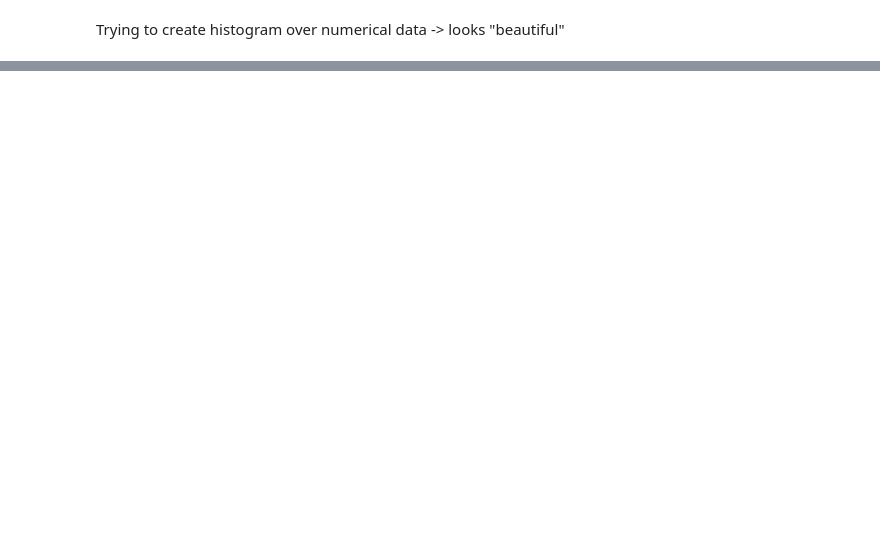
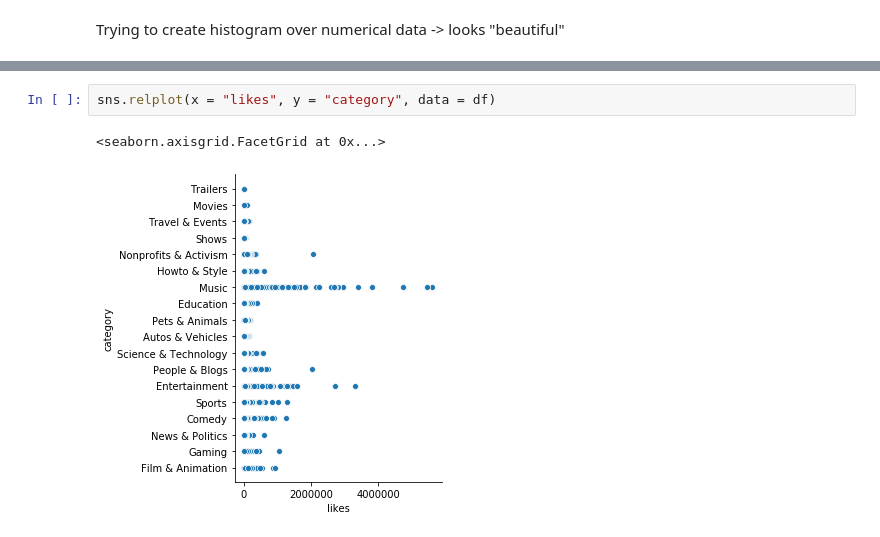
Before and after one commit to Gozefena/My_youtube_Capstone1, a Jupyter notebook: My_youtube_Capstone1.ipynb, the cells around one changed output, grey strips where cells are left out. Saved outputs shown, nothing was run; the diff lists cells and outputs as text; blank space fills up the shorter version.

```diff
--- a/My_youtube_Capstone1.ipynb
+++ b/My_youtube_Capstone1.ipynb
@@ -237,0 +256,5 @@ for column in df_num.columns:
+# %%
+sns.relplot(x = "likes", y = "category", data = df)
+# %% [output]
+<seaborn.axisgrid.FacetGrid at 0x...>
+[figure, added]
```
Also changed, not shown: parts of 9 cells of this notebook.
